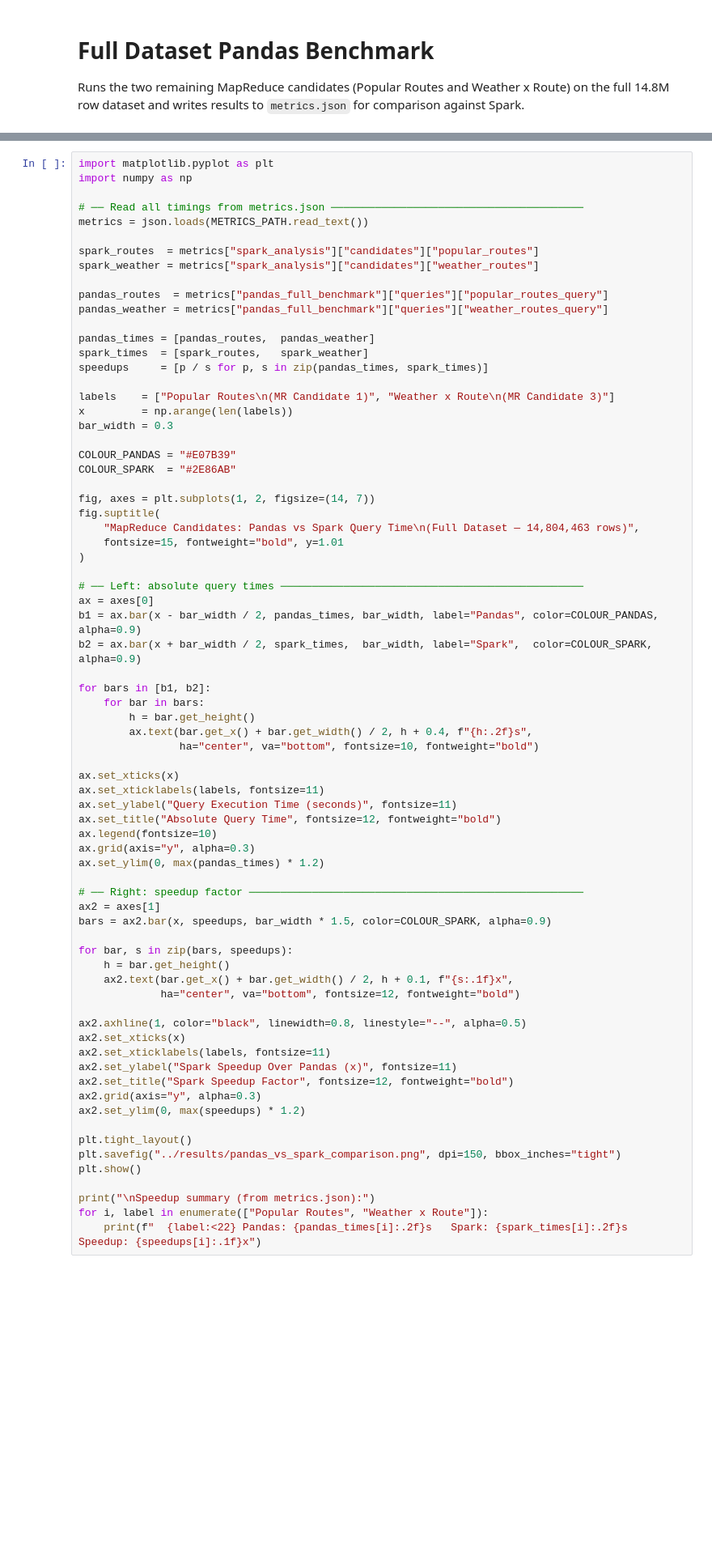
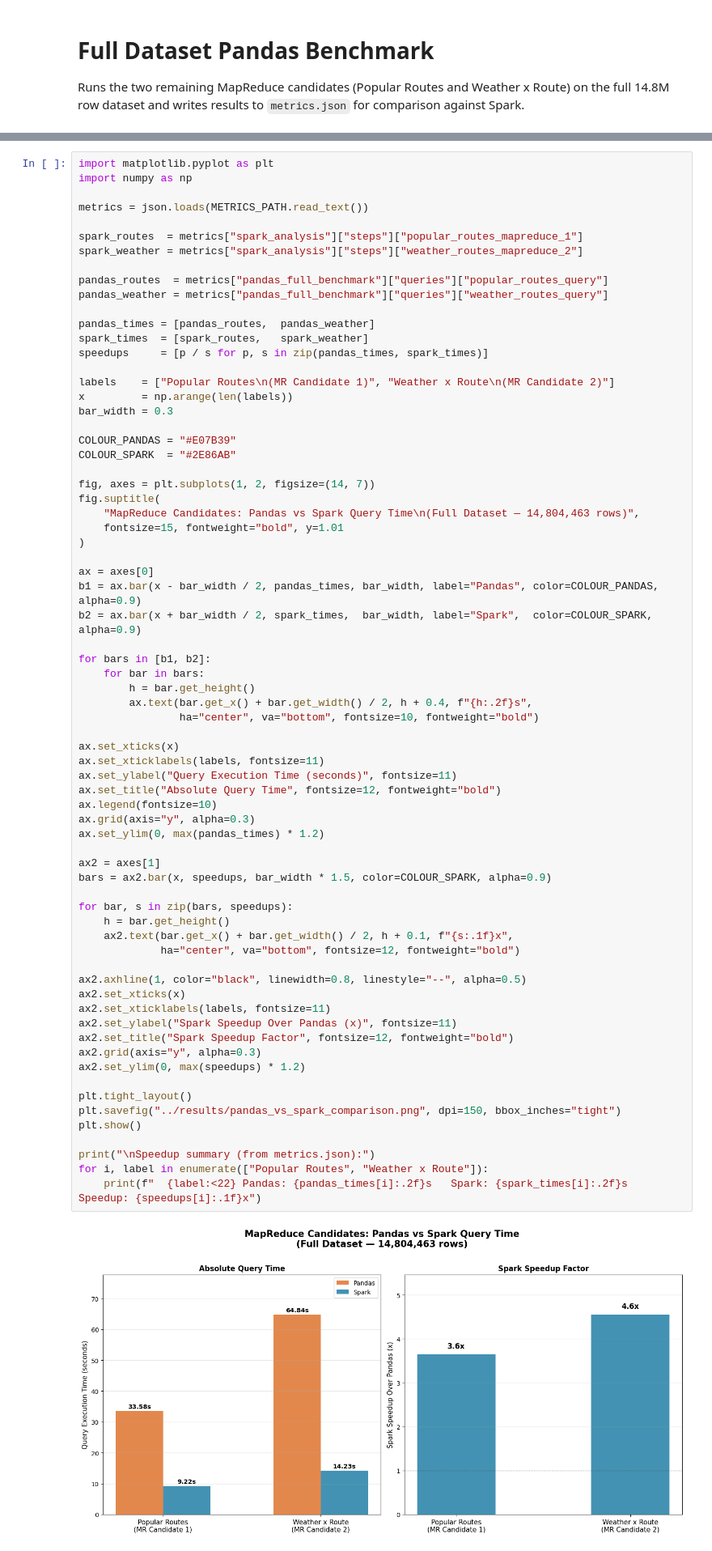
Before and after one commit to adam505x/Cyclistic_Data, a Jupyter notebook: Analysis/pandas_full_benchmark.ipynb, the cells around one changed output, grey strips where cells are left out. Shown at 81% size. Cells and saved outputs as stored; diff of their text form; blank space fills up the shorter version.

Commit message:
full benchmark with graphs modified

```diff
--- a/Analysis/pandas_full_benchmark.ipynb
+++ b/Analysis/pandas_full_benchmark.ipynb
@@ -129,11 +162,10 @@ print(f"\nMetrics written to: {METRICS_PATH.resolve()}")
 import matplotlib.pyplot as plt
 import numpy as np
 
-# ── Read all timings from metrics.json ────────────────────────────────────────
 metrics = json.loads(METRICS_PATH.read_text())
 
-spark_routes  = metrics["spark_analysis"]["candidates"]["popular_routes"]
-spark_weather = metrics["spark_analysis"]["candidates"]["weather_routes"]
+spark_routes  = metrics["spark_analysis"]["steps"]["popular_routes_mapreduce_1"]
+spark_weather = metrics["spark_analysis"]["steps"]["weather_routes_mapreduce_2"]
 
 pandas_routes  = metrics["pandas_full_benchmark"]["queries"]["popular_routes_query"]
 pandas_weather = metrics["pandas_full_benchmark"]["queries"]["weather_routes_query"]
@@ -142,7 +174,7 @@ pandas_times = [pandas_routes,  pandas_weather]
 spark_times  = [spark_routes,   spark_weather]
 speedups     = [p / s for p, s in zip(pandas_times, spark_times)]
 
-labels    = ["Popular Routes\n(MR Candidate 1)", "Weather x Route\n(MR Candidate 3)"]
+labels    = ["Popular Routes\n(MR Candidate 1)", "Weather x Route\n(MR Candidate 2)"]
 x         = np.arange(len(labels))
 bar_width = 0.3
 
@@ -155,7 +187,6 @@ fig.suptitle(
     fontsize=15, fontweight="bold", y=1.01
 )
 
-# ── Left: absolute query times ────────────────────────────────────────────────
 ax = axes[0]
 b1 = ax.bar(x - bar_width / 2, pandas_times, bar_width, label="Pandas", color=COLOUR_PANDAS, alpha=0.9)
 b2 = ax.bar(x + bar_width / 2, spark_times,  bar_width, label="Spark",  color=COLOUR_SPARK,  alpha=0.9)
@@ -170,31 +201,32 @@ ax.set_xticks(x)
 ax.set_xticklabels(labels, fontsize=11)
 ax.set_ylabel("Query Execution Time (seconds)", fontsize=11)
 ax.set_title("Absolute Query Time", fontsize=12, fontweight="bold")
 ax.legend(fontsize=10)
 ax.grid(axis="y", alpha=0.3)
 ax.set_ylim(0, max(pandas_times) * 1.2)
 
-# ── Right: speedup factor ─────────────────────────────────────────────────────
 ax2 = axes[1]
 bars = ax2.bar(x, speedups, bar_width * 1.5, color=COLOUR_SPARK, alpha=0.9)
 
 for bar, s in zip(bars, speedups):
     h = bar.get_height()
     ax2.text(bar.get_x() + bar.get_width() / 2, h + 0.1, f"{s:.1f}x",
              ha="center", va="bottom", fontsize=12, fontweight="bold")
 
 ax2.axhline(1, color="black", linewidth=0.8, linestyle="--", alpha=0.5)
 ax2.set_xticks(x)
 ax2.set_xticklabels(labels, fontsize=11)
 ax2.set_ylabel("Spark Speedup Over Pandas (x)", fontsize=11)
 ax2.set_title("Spark Speedup Factor", fontsize=12, fontweight="bold")
 ax2.grid(axis="y", alpha=0.3)
 ax2.set_ylim(0, max(speedups) * 1.2)
 
 plt.tight_layout()
 plt.savefig("../results/pandas_vs_spark_comparison.png", dpi=150, bbox_inches="tight")
 plt.show()
 
 print("\nSpeedup summary (from metrics.json):")
 for i, label in enumerate(["Popular Routes", "Weather x Route"]):
     print(f"  {label:<22} Pandas: {pandas_times[i]:.2f}s   Spark: {spark_times[i]:.2f}s   Speedup: {speedups[i]:.1f}x")
+# %% [output]
+[figure, added]
```
Also changed, not shown: parts of 3 cells of this notebook.
